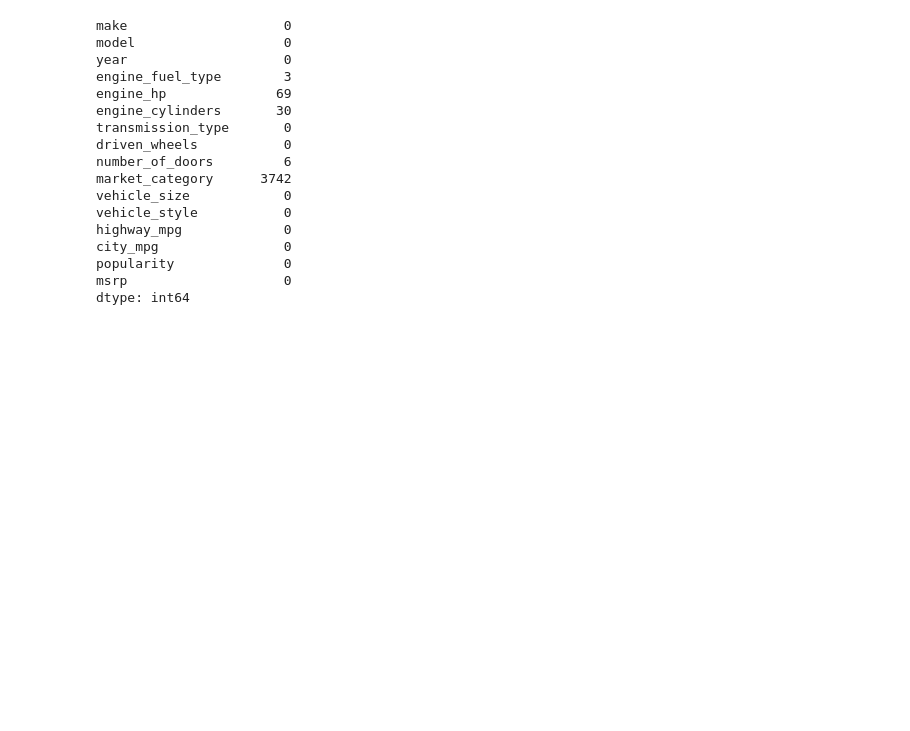
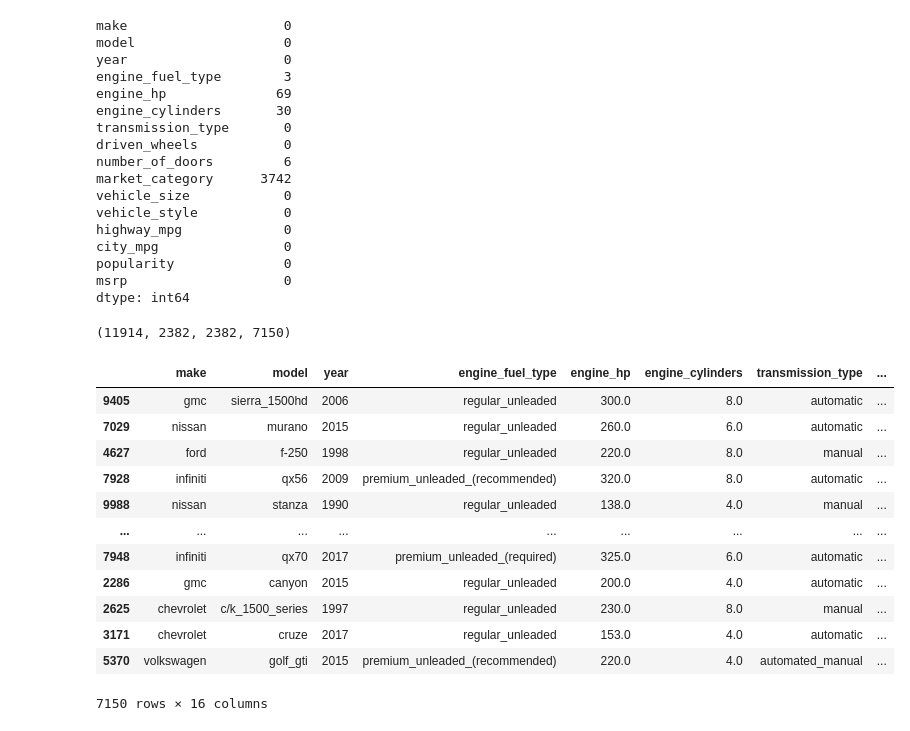
Before and after one commit to Jc4396/ml-zoomcamp-hw, a Jupyter notebook: 02-regression/homework.ipynb, the cells around one changed output. Drawn from its saved outputs; the diff is of its cells as text; code cells hidden in the pictures; blank space fills up the shorter version.

```diff
--- a/02-regression/homework.ipynb
+++ b/02-regression/homework.ipynb
@@ -145,3 +145,14 @@ city_mpg                0
 popularity              0
 msrp                    0
 dtype: int64
+# %%
+n = len(df)
+
+# 20% for validation, 20% for test, 60% for train
+n_val = int(n * 0.2)
+n_test = int(n * 0.2)
+n_train = n - n_val - n_test
+# %%
+n, n_val, n_test, n_train
+# %% [output]
+(11914, 2382, 2382, 7150)
@@ -147,0 +163,2 @@ dtype: int64
+# %%
+idx = np.arange(n)
@@ -147,0 +167,20 @@ dtype: int64
+# %%
+df_train = df.iloc[idx[:n_train]]
+df_val = df.iloc[idx[n_train:n_train + n_val]]
+df_test = df.iloc[idx[n_train + n_val:]]
+# %%
+df_train
+# %% [output]
+|  | make | model | year | engine_fuel_type | engine_hp | engine_cylinders | transmission_type | ... |
+| 9405 | gmc | sierra_1500hd | 2006 | regular_unleaded | 300.0 | 8.0 | automatic | ... |
+| 7029 | nissan | murano | 2015 | regular_unleaded | 260.0 | 6.0 | automatic | ... |
+| 4627 | ford | f-250 | 1998 | regular_unleaded | 220.0 | 8.0 | manual | ... |
+| 7928 | infiniti | qx56 | 2009 | premium_unleaded_(recommended) | 320.0 | 8.0 | automatic | ... |
+| 9988 | nissan | stanza | 1990 | regular_unleaded | 138.0 | 4.0 | manual | ... |
+| ... | ... | ... | ... | ... | ... | ... | ... | ... |
+| 7948 | infiniti | qx70 | 2017 | premium_unleaded_(required) | 325.0 | 6.0 | automatic | ... |
+| 2286 | gmc | canyon | 2015 | regular_unleaded | 200.0 | 4.0 | automatic | ... |
+| 2625 | chevrolet | c/k_1500_series | 1997 | regular_unleaded | 230.0 | 8.0 | manual | ... |
+| 3171 | chevrolet | cruze | 2017 | regular_unleaded | 153.0 | 4.0 | automatic | ... |
+| 5370 | volkswagen | golf_gti | 2015 | premium_unleaded_(recommended) | 220.0 | 4.0 | automated_manual | ... |
+7150 rows × 16 columns
```
Also changed, not shown: parts of 3 cells of this notebook.
